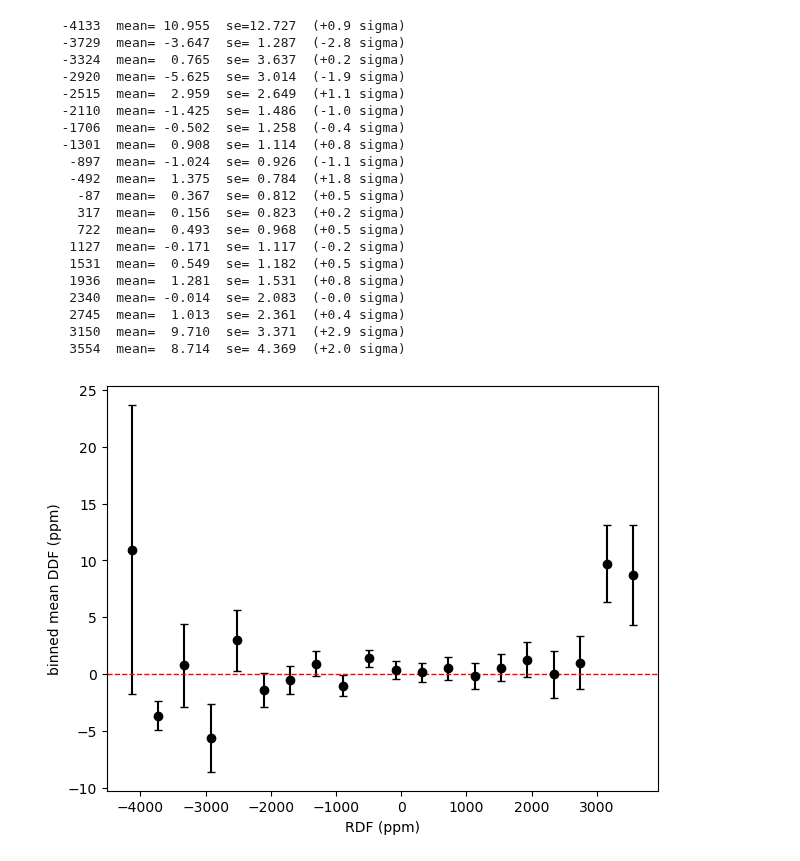
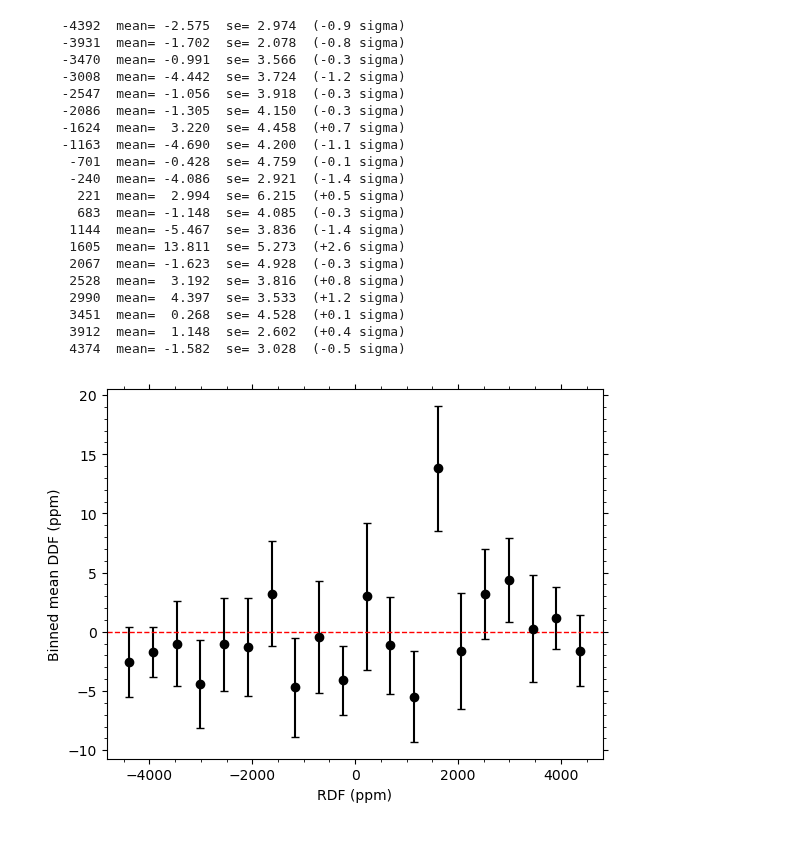
Before and after one commit to cameronpoe/moller_rfsoc_sw, a Jupyter notebook: decode_data.ipynb, the cells around one changed output. Cells and saved outputs as stored; diff of their text form; code cells hidden in the pictures.

```diff
--- a/decode_data.ipynb
+++ b/decode_data.ipynb
@@ -193,8 +206,8 @@ def plot_nice_ddf(ddfs, rdf1, rdf2, ch1_name, ch2_name, dir_path):
 
     return
 # %%
-data = r'/home/cameron/Desktop/research/moller_rfsoc_sw/data/20260625-08_data'
-data_gate = r'/home/cameron/Desktop/research/moller_rfsoc_sw/data/20260625-08_data_gate'
+data = r'/home/cameron/Desktop/research/moller_rfsoc_sw/data/20260627-02_data'
+data_gate = r'/home/cameron/Desktop/research/moller_rfsoc_sw/data/20260627-02_data_gate'
 
 ACLK_FREQ = 125e6
 HEADER_WORDS = 2
@@ -240,3 +253,4 @@ print(edge_times[0])
 # %%
-dc_data = process_to_dc(buffer_np, 5e9 / 320, fft_bins=10)
+dc_data = process_to_dc(buffer_np, 5e9 / 320, fft_bins=10, phase_rotate=True)
+print(dc_data.shape)
 # %% [output]
@@ -345,56 +375,59 @@ plt.show()
 # %%
 import numpy as np
 import matplotlib.pyplot as plt
 
-rdf = rdfs[3]*1e6
-ddf = ddfs*1e6
+rdf = rdfs[3]
+ddf = ddfs
 
 bins = np.linspace(rdf.min(), rdf.max(), 21)
 idx = np.digitize(rdf, bins)
 
 centers, means, ses = [], [], []
 for b in range(1, len(bins)):
     sel = idx == b
     n = sel.sum()
     if n > 1:
         m = ddf[sel].mean()
         se = ddf[sel].std(ddof=1) / np.sqrt(n)
         center = 0.5 * (bins[b-1] + bins[b])
         centers.append(center)
         means.append(m)
         ses.append(se)
-        print(f"{center:8.0f}  mean={m:7.3f}  se={se:6.3f}  ({m/se:+.1f} sigma)")
+        print(f"{center*1e6:8.0f}  mean={m*1e6:7.3f}  se={se*1e6:6.3f}  ({m/se:+.1f} sigma)")
 
 centers = np.array(centers)
 means = np.array(means)
 ses = np.array(ses)
 
-plt.figure()
-plt.errorbar(centers, means, yerr=ses, fmt='o', capsize=3, color='black')
-plt.axhline(0, color='red', linestyle='--', linewidth=1)
-plt.xlabel('RDF (ppm)')
-plt.ylabel('binned mean DDF (ppm)')
-plt.tight_layout()
+fig, ax = plt.subplots()
+ax.errorbar(centers*1e6, means*1e6, yerr=ses*1e6, fmt='o', capsize=3, color='black')
+ax.axhline(0, color='red', linestyle='--', linewidth=1)
+ax.set_xlabel('RDF (ppm)')
+ax.set_ylabel('Binned mean DDF (ppm)')
+ax.xaxis.set_ticks_position('both')
+ax.yaxis.set_ticks_position('both')
+ax.xaxis.minorticks_on()
+ax.yaxis.minorticks_on()
 plt.show()
 # %% [output]
-   -4133  mean= 10.955  se=12.727  (+0.9 sigma)
-   -3729  mean= -3.647  se= 1.287  (-2.8 sigma)
-   -3324  mean=  0.765  se= 3.637  (+0.2 sigma)
-   -2920  mean= -5.625  se= 3.014  (-1.9 sigma)
-   -2515  mean=  2.959  se= 2.649  (+1.1 sigma)
-   -2110  mean= -1.425  se= 1.486  (-1.0 sigma)
-   -1706  mean= -0.502  se= 1.258  (-0.4 sigma)
-   -1301  mean=  0.908  se= 1.114  (+0.8 sigma)
-    -897  mean= -1.024  se= 0.926  (-1.1 sigma)
-    -492  mean=  1.375  se= 0.784  (+1.8 sigma)
-     -87  mean=  0.367  se= 0.812  (+0.5 sigma)
-     317  mean=  0.156  se= 0.823  (+0.2 sigma)
-     722  mean=  0.493  se= 0.968  (+0.5 sigma)
-    1127  mean= -0.171  se= 1.117  (-0.2 sigma)
-    1531  mean=  0.549  se= 1.182  (+0.5 sigma)
-    1936  mean=  1.281  se= 1.531  (+0.8 sigma)
-    2340  mean= -0.014  se= 2.083  (-0.0 sigma)
-    2745  mean=  1.013  se= 2.361  (+0.4 sigma)
-    3150  mean=  9.710  se= 3.371  (+2.9 sigma)
-    3554  mean=  8.714  se= 4.369  (+2.0 sigma)
+   -4392  mean= -2.575  se= 2.974  (-0.9 sigma)
+   -3931  mean= -1.702  se= 2.078  (-0.8 sigma)
+   -3470  mean= -0.991  se= 3.566  (-0.3 sigma)
+   -3008  mean= -4.442  se= 3.724  (-1.2 sigma)
+   -2547  mean= -1.056  se= 3.918  (-0.3 sigma)
+   -2086  mean= -1.305  se= 4.150  (-0.3 sigma)
+   -1624  mean=  3.220  se= 4.458  (+0.7 sigma)
+   -1163  mean= -4.690  se= 4.200  (-1.1 sigma)
+    -701  mean= -0.428  se= 4.759  (-0.1 sigma)
+    -240  mean= -4.086  se= 2.921  (-1.4 sigma)
+     221  mean=  2.994  se= 6.215  (+0.5 sigma)
+     683  mean= -1.148  se= 4.085  (-0.3 sigma)
+    1144  mean= -5.467  se= 3.836  (-1.4 sigma)
+    1605  mean= 13.811  se= 5.273  (+2.6 sigma)
+    2067  mean= -1.623  se= 4.928  (-0.3 sigma)
+    2528  mean=  3.192  se= 3.816  (+0.8 sigma)
+    2990  mean=  4.397  se= 3.533  (+1.2 sigma)
+    3451  mean=  0.268  se= 4.528  (+0.1 sigma)
+    3912  mean=  1.148  se= 2.602  (+0.4 sigma)
+    4374  mean= -1.582  se= 3.028  (-0.5 sigma)
-[figure, old version]
+[figure, new version]
```
Also changed, not shown: parts of 13 cells of this notebook, 1 other file.
